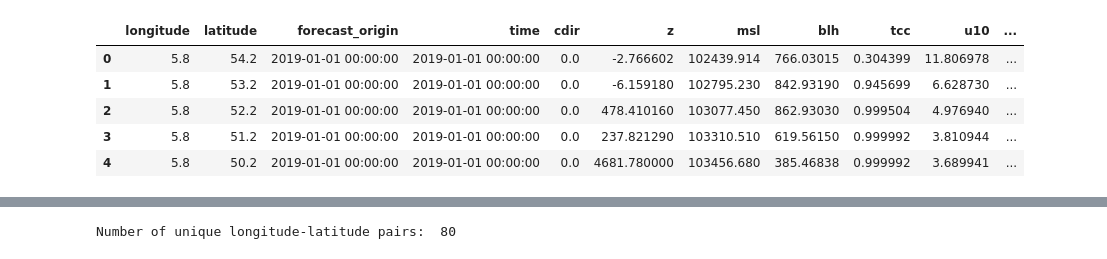
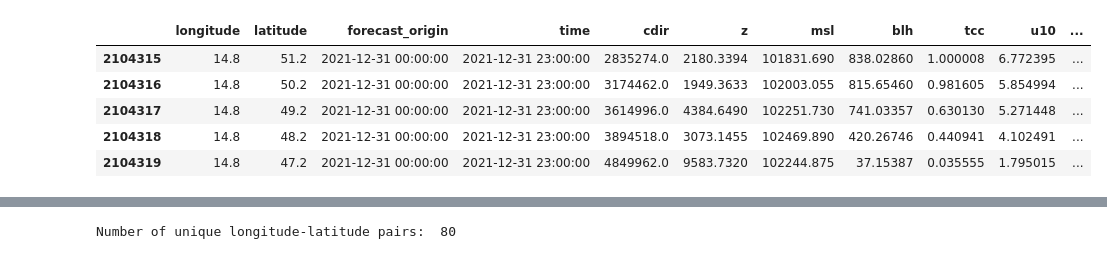
Before and after one commit to UBela/GRUeneEnergie, a Jupyter notebook: pre_processing_data.ipynb, the cells around one changed output, grey strips where cells are left out. Cells and saved outputs as stored; diff of their text form; code cells hidden in the pictures.

```diff
--- a/pre_processing_data.ipynb
+++ b/pre_processing_data.ipynb
@@ -9,14 +9,17 @@ import torch
 # %%
 ENERGY_PATH = "data/energy/"
 WEATHER_PATH = "data/weather/Weather_Data_Germany.csv"
 
 weather_data = pd.read_csv(WEATHER_PATH, sep=",")
-weather_data.head()
+
+prices_data = pd.read_csv(ENERGY_PATH + "Prices_Europe.csv", sep=";")
+installed_capacity = pd.read_csv(ENERGY_PATH + "Installed_Capacity_Germany.csv", sep=";")
+weather_data.tail()
 # %% [output]
 |  | longitude | latitude | forecast_origin | time | cdir | z | msl | blh | tcc | u10 | ... |
-| 0 | 5.8 | 54.2 | 2019-01-01 00:00:00 | 2019-01-01 00:00:00 | 0.0 | -2.766602 | 102439.914 | 766.03015 | 0.304399 | 11.806978 | ... |
-| 1 | 5.8 | 53.2 | 2019-01-01 00:00:00 | 2019-01-01 00:00:00 | 0.0 | -6.159180 | 102795.230 | 842.93190 | 0.945699 | 6.628730 | ... |
-| 2 | 5.8 | 52.2 | 2019-01-01 00:00:00 | 2019-01-01 00:00:00 | 0.0 | 478.410160 | 103077.450 | 862.93030 | 0.999504 | 4.976940 | ... |
-| 3 | 5.8 | 51.2 | 2019-01-01 00:00:00 | 2019-01-01 00:00:00 | 0.0 | 237.821290 | 103310.510 | 619.56150 | 0.999992 | 3.810944 | ... |
-| 4 | 5.8 | 50.2 | 2019-01-01 00:00:00 | 2019-01-01 00:00:00 | 0.0 | 4681.780000 | 103456.680 | 385.46838 | 0.999992 | 3.689941 | ... |
+| 2104315 | 14.8 | 51.2 | 2021-12-31 00:00:00 | 2021-12-31 23:00:00 | 2835274.0 | 2180.3394 | 101831.690 | 838.02860 | 1.000008 | 6.772395 | ... |
+| 2104316 | 14.8 | 50.2 | 2021-12-31 00:00:00 | 2021-12-31 23:00:00 | 3174462.0 | 1949.3633 | 102003.055 | 815.65460 | 0.981605 | 5.854994 | ... |
+| 2104317 | 14.8 | 49.2 | 2021-12-31 00:00:00 | 2021-12-31 23:00:00 | 3614996.0 | 4384.6490 | 102251.730 | 741.03357 | 0.630130 | 5.271448 | ... |
+| 2104318 | 14.8 | 48.2 | 2021-12-31 00:00:00 | 2021-12-31 23:00:00 | 3894518.0 | 3073.1455 | 102469.890 | 420.26746 | 0.440941 | 4.102491 | ... |
+| 2104319 | 14.8 | 47.2 | 2021-12-31 00:00:00 | 2021-12-31 23:00:00 | 4849962.0 | 9583.7320 | 102244.875 | 37.15387 | 0.035555 | 1.795015 | ... |
 # %%
```
Also changed, not shown: parts of 27 cells of this notebook.
